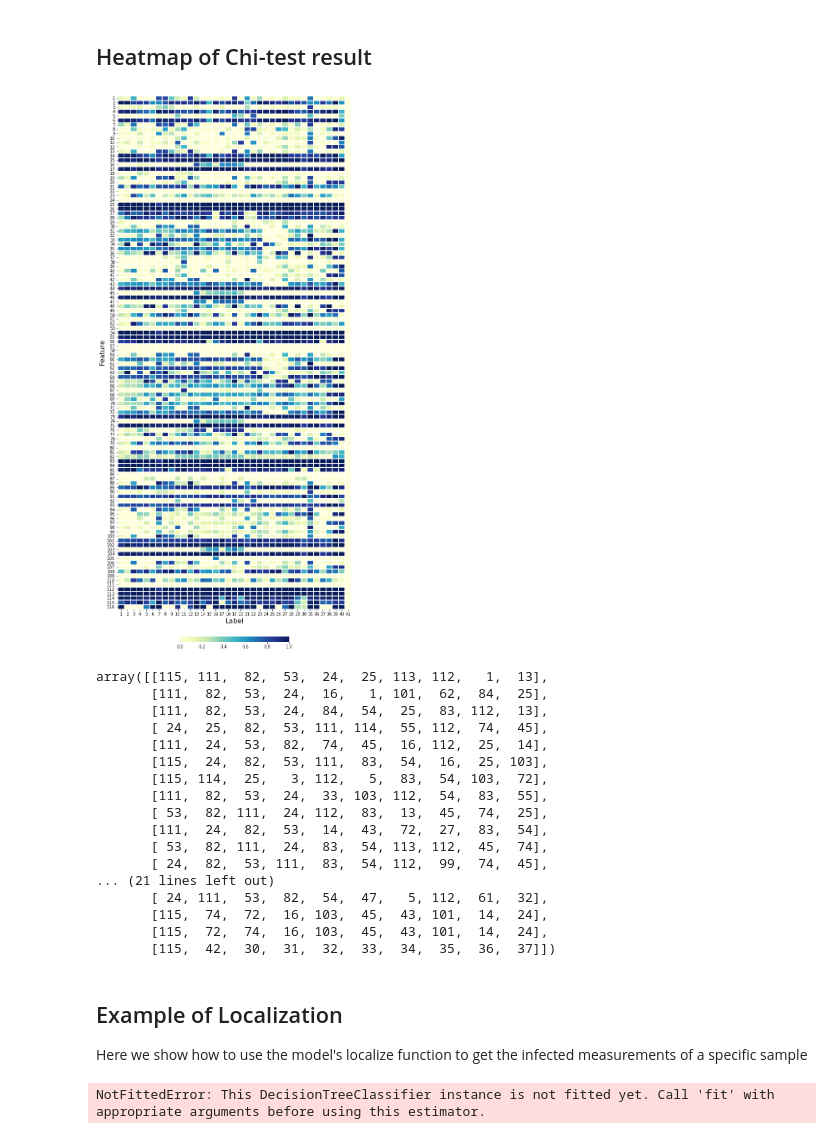
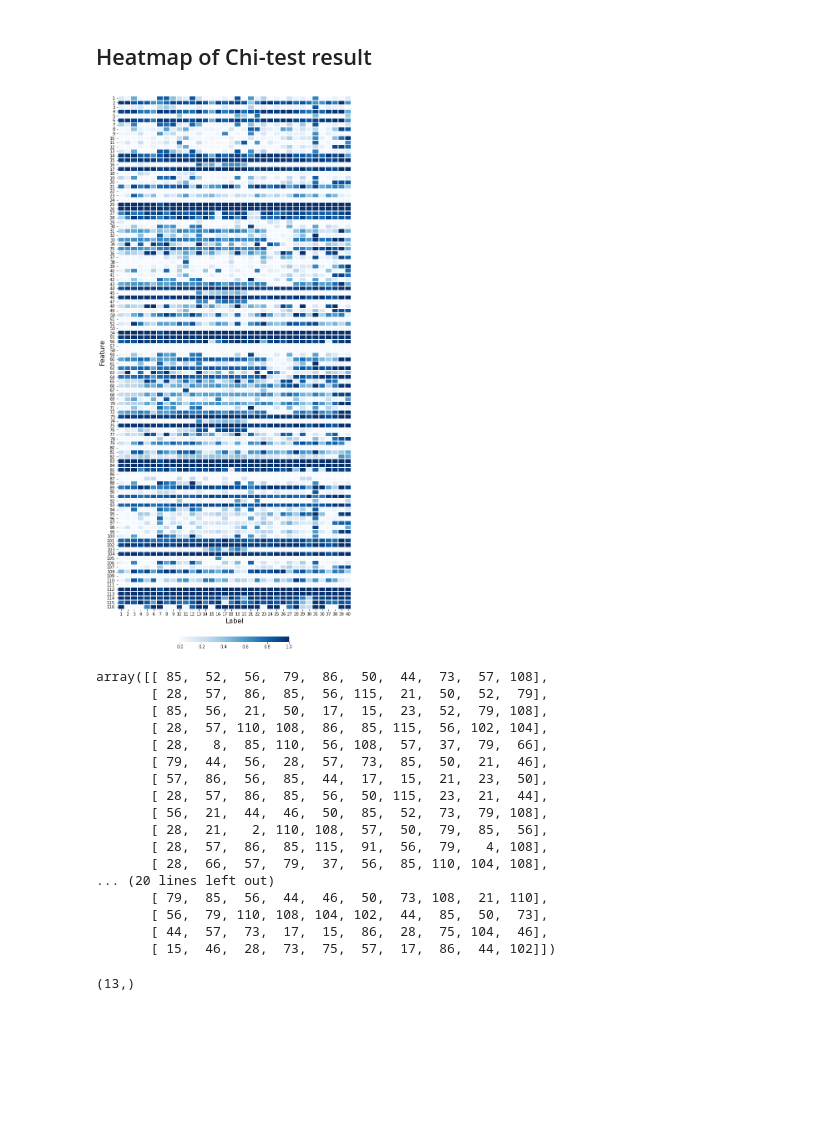
Before and after one commit to jsakhnin/multiclass_IDS_smartgrid, a Jupyter notebook: attack_localization.ipynb, the cells around one changed output. Saved outputs shown, nothing was run; the diff lists cells and outputs as text; code cells hidden in the pictures; blank space fills up the shorter version.

Commit message:
tests correlation between localization results

```diff
--- a/attack_localization.ipynb
+++ b/attack_localization.ipynb
@@ -39,9 +39,9 @@ X_train, X_test, y_train, y_test = train_test_split(X, y, test_size=0.2)
 # %% [markdown]
 ## Model
 # %%
-erlc = e.ERLC(X_train = X_train, y_train = y_train)
+erlc = e.ERLC()
 # %% [markdown]
 ## Chi Test
 # %%
-final_chi, top_features = erlc.chi_test(X_test, y_test)
+final_chi, top_features = erlc.chi_test(X[:,1:X.shape[1]], y)
 # %%
@@ -53,41 +65,36 @@ final_chi.shape
 # %%
 plt.figure(figsize=(10,24))
 x_axis_labels = np.unique(y)
+x_axis_labels = x_axis_labels[:-1]
 y_axis_labels = dataPipeline.getFeatureLabels(data)
 sns.heatmap(np.transpose(final_chi), yticklabels = range(1,117),
             xticklabels = x_axis_labels,
-            cmap="YlGnBu",
+            cmap="Blues",
+#             center = 0.000001,
             cbar_kws={"shrink": 1, "orientation": "horizontal", "pad": 0.05, "fraction": 0.01},
             linewidths = 0.8)
 plt.xlabel("Label", fontsize=16)
 plt.ylabel("Feature", fontsize=16)
 plt.savefig('output/chi_heatmap.pdf')
 # %% [output]
-[figure, old version]
+[figure, new version]
 # %%
 top_features
 # %% [output]
-array([[115, 111,  82,  53,  24,  25, 113, 112,   1,  13],
-       [111,  82,  53,  24,  16,   1, 101,  62,  84,  25],
-       [111,  82,  53,  24,  84,  54,  25,  83, 112,  13],
-       [ 24,  25,  82,  53, 111, 114,  55, 112,  74,  45],
-       [111,  24,  53,  82,  74,  45,  16, 112,  25,  14],
-       [115,  24,  82,  53, 111,  83,  54,  16,  25, 103],
-       [115, 114,  25,   3, 112,   5,  83,  54, 103,  72],
-       [111,  82,  53,  24,  33, 103, 112,  54,  83,  55],
-       [ 53,  82, 111,  24, 112,  83,  13,  45,  74,  25],
-       [111,  24,  82,  53,  14,  43,  72,  27,  83,  54],
-       [ 53,  82, 111,  24,  83,  54, 113, 112,  45,  74],
-       [ 24,  82,  53, 111,  83,  54, 112,  99,  74,  45],
-... (21 lines left out)
-       [ 24, 111,  53,  82,  54,  47,   5, 112,  61,  32],
-       [115,  74,  72,  16, 103,  45,  43, 101,  14,  24],
-       [115,  72,  74,  16, 103,  45,  43, 101,  14,  24],
-       [115,  42,  30,  31,  32,  33,  34,  35,  36,  37]])
+array([[ 85,  52,  56,  79,  86,  50,  44,  73,  57, 108],
+       [ 28,  57,  86,  85,  56, 115,  21,  50,  52,  79],
+       [ 85,  56,  21,  50,  17,  15,  23,  52,  79, 108],
+       [ 28,  57, 110, 108,  86,  85, 115,  56, 102, 104],
+       [ 28,   8,  85, 110,  56, 108,  57,  37,  79,  66],
+       [ 79,  44,  56,  28,  57,  73,  85,  50,  21,  46],
+       [ 57,  86,  56,  85,  44,  17,  15,  21,  23,  50],
+       [ 28,  57,  86,  85,  56,  50, 115,  23,  21,  44],
+       [ 56,  21,  44,  46,  50,  85,  52,  73,  79, 108],
+       [ 28,  21,   2, 110, 108,  57,  50,  79,  85,  56],
+       [ 28,  57,  86,  85, 115,  91,  56,  79,   4, 108],
+       [ 28,  66,  57,  79,  37,  56,  85, 110, 104, 108],
+... (20 lines left out)
+       [ 79,  85,  56,  44,  46,  50,  73, 108,  21, 110],
+       [ 56,  79, 110, 108, 104, 102,  44,  85,  50,  73],
+       [ 44,  57,  73,  17,  15,  86,  28,  75, 104,  46],
+       [ 15,  46,  28,  73,  75,  57,  17,  86,  44, 102]])
-# %% [markdown]
-## Example of Localization
-Here we show how to use the model's localize function to get the infected measurements of a specific sample
-# %%
-score, topN = erlc.localize(X_test[1], y_test[1])
-# %% [output]
-NotFittedError: This DecisionTreeClassifier instance is not fitted yet. Call 'fit' with appropriate arguments before using this estimator.
@@ -97,0 +101,4 @@ topN
+# %%
+np.unique(top_features[:,0]).shape
+# %% [output]
+(13,)
```
Also changed, not shown: parts of 10 cells of this notebook, 8 other files.
